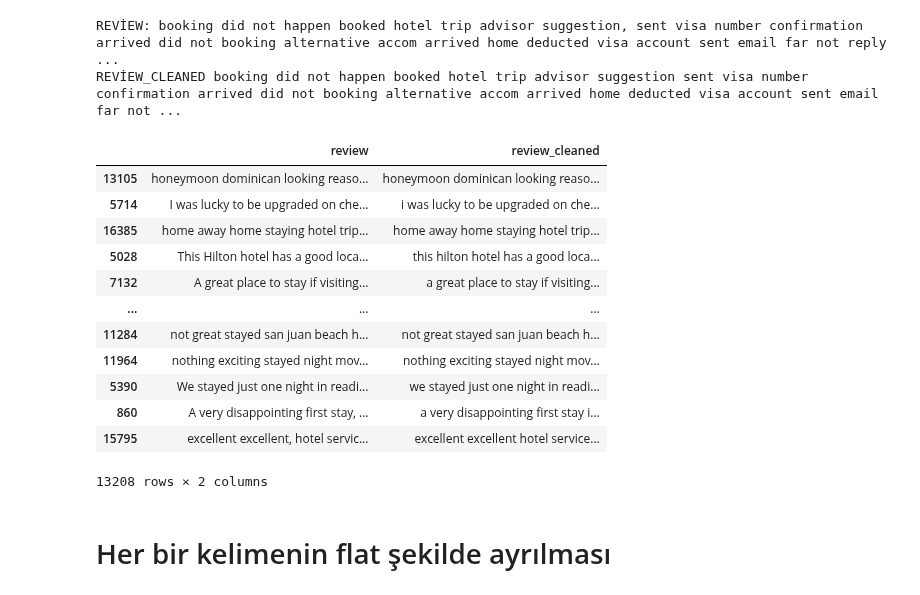
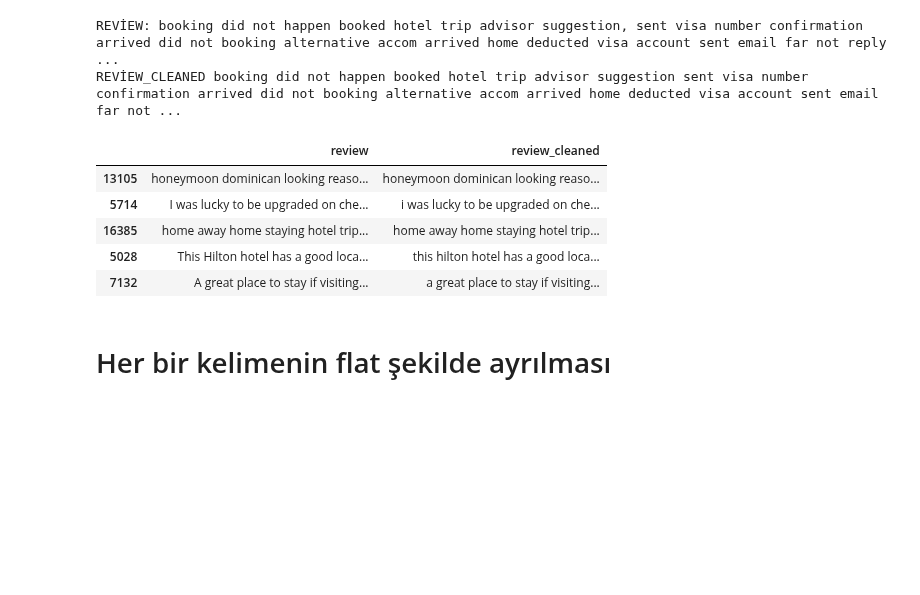
Before and after one commit to Serkankizilirmak/Sentiment_capstone, a Jupyter notebook: Neural Networks.ipynb, the cells around one changed output. Cells and saved outputs as stored; diff of their text form; code cells hidden in the pictures; blank space fills up the shorter version.

```diff
--- a/Neural Networks.ipynb
+++ b/Neural Networks.ipynb
@@ -20,2 +27,2 @@ import pickle
 # %%
-df = pd.read_csv(r'C:\Users\lenovo\PycharmProjects\pythonProject2\Data\neural_network_data_5labels.csv')
+df = pd.read_csv(r'C:\Users\lenovo\PycharmProjects\pythonProject2\Data\neural_network_data.csv')
@@ -114,21 +101,14 @@ print('REVİEW_CLEANED', x_train['review_cleaned'].iloc[review_index])
 REVİEW: booking did not happen booked hotel trip advisor suggestion, sent visa number confirmation arrived did not booking alternative accom arrived home deducted visa account sent email far not reply ...
 REVİEW_CLEANED booking did not happen booked hotel trip advisor suggestion sent visa number confirmation arrived did not booking alternative accom arrived home deducted visa account sent email far not ...
 # %%
-x_train
+x_train.head()
 # %% [output]
 |  | review | review_cleaned |
 | 13105 | honeymoon dominican looking reaso... | honeymoon dominican looking reaso... |
 | 5714 | I was lucky to be upgraded on che... | i was lucky to be upgraded on che... |
 | 16385 | home away home staying hotel trip... | home away home staying hotel trip... |
 | 5028 | This Hilton hotel has a good loca... | this hilton hotel has a good loca... |
 | 7132 | A great place to stay if visiting... | a great place to stay if visiting... |
-| ... | ... | ... |
-| 11284 | not great stayed san juan beach h... | not great stayed san juan beach h... |
-| 11964 | nothing exciting stayed night mov... | nothing exciting stayed night mov... |
-| 5390 | We stayed just one night in readi... | we stayed just one night in readi... |
-| 860 | A very disappointing first stay, ... | a very disappointing first stay i... |
-| 15795 | excellent excellent, hotel servic... | excellent excellent hotel service... |
-13208 rows × 2 columns
 # %% [markdown]
 # Her bir kelimenin flat şekilde ayrılması
 # %%
```
Also changed, not shown: parts of 33 cells of this notebook, 4 other files.
